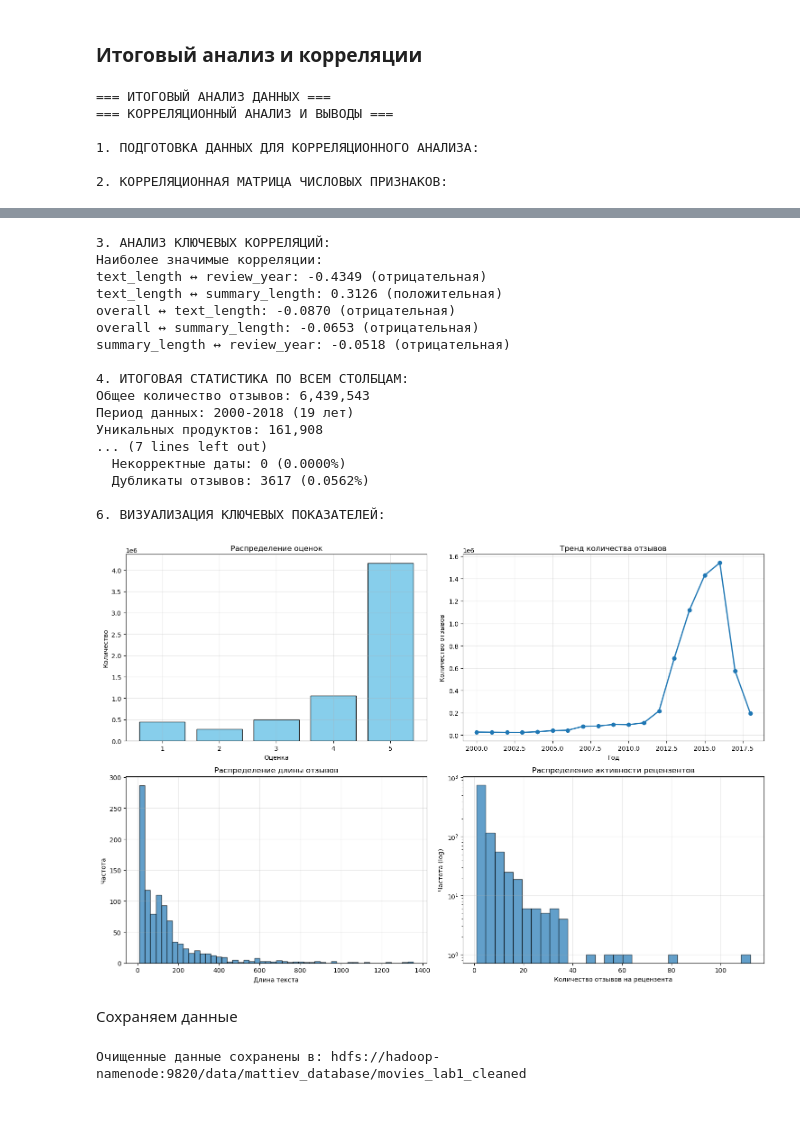
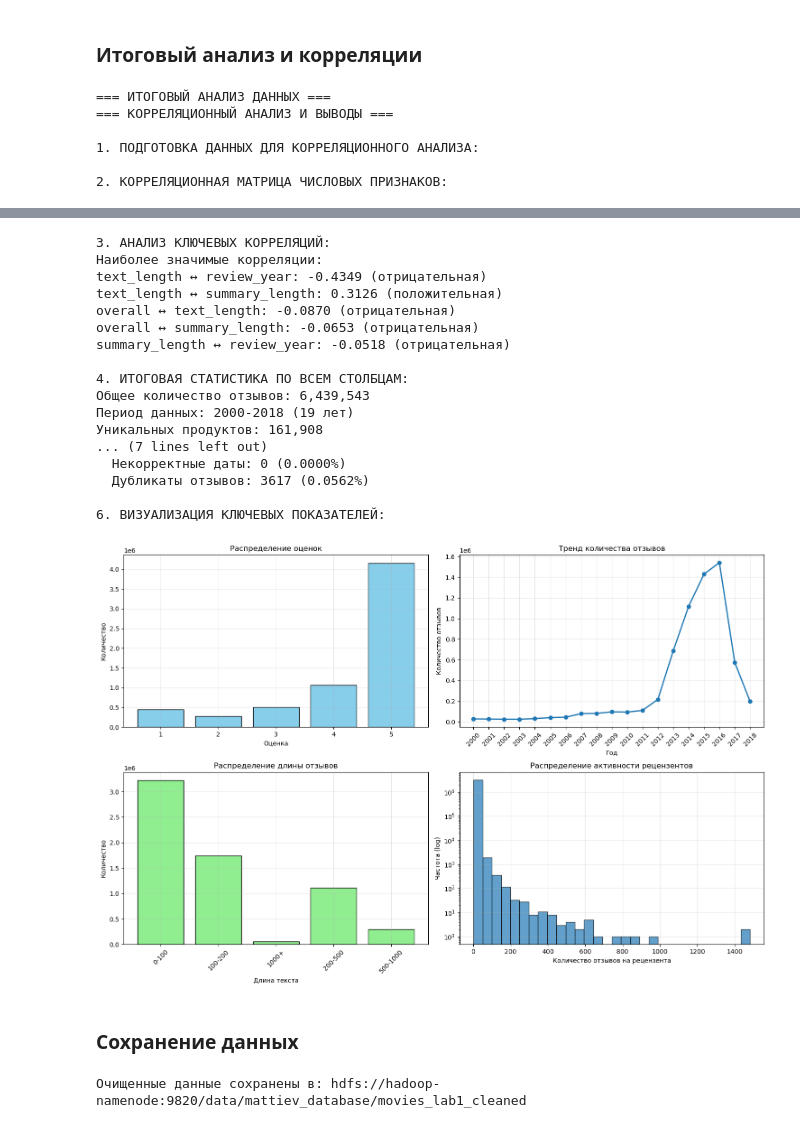
Before and after one commit to lizard222/SOBD_Lab1, a Jupyter notebook: Lab1.2.ipynb, the cells around one changed output, grey strips where cells are left out. Saved outputs shown, nothing was run; the diff lists cells and outputs as text; code cells hidden in the pictures.

```diff
--- a/Lab1.2.ipynb
+++ b/Lab1.2.ipynb
@@ -37,7 +39,7 @@ def create_spark_configuration() -> SparkConf:
     conf.setMaster("local[*]")
     conf.set("spark.sql.adaptive.enabled", "true")
     conf.set("spark.executor.memory", "12g")
-    conf.set("spark.executor.cores", "8")
+    conf.set("spark.executor.cores", "6")
     conf.set("spark.executor.instances", "1")
     conf.set("spark.driver.memory", "7g")
     conf.set("spark.driver.cores", "1")
@@ -1529,7 +1566,7 @@ for col1 in numeric_columns:
         corr_value = df_correlation.select(corr(col1, col2)).collect()[0][0]
         correlation_matrix[col1][col2] = corr_value
 
-# Преобразуем в DataFrame Pandas для визуализации
+# Преобразуем в DataFrame Pandas для визуализации (только для тепловой карты)
 corr_matrix_pd = pd.DataFrame(correlation_matrix)
 
 # Визуализация тепловой карты корреляций
@@ -1561,10 +1598,17 @@ for col1, col2, corr_val in significant_correlations:
 
 # 4. Статистика по всем столбцам
 print("\n4. ИТОГОВАЯ СТАТИСТИКА ПО ВСЕМ СТОЛБЦАМ:")
-print(f"Общее количество отзывов: {df_final.count():,}")
-print(f"Период данных: 2000-2018 ({df_correlation.agg(max('review_year')).collect()[0][0] - 2000 + 1} лет)")
-print(f"Уникальных продуктов: {df_final.select('asin').distinct().count():,}")
-print(f"Уникальных рецензентов: {df_final.select('reviewerID').distinct().count():,}")
+total_reviews = df_final.count()
+print(f"Общее количество отзывов: {total_reviews:,}")
+
+max_year = df_correlation.agg(max("review_year")).collect()[0][0]
+print(f"Период данных: 2000-{max_year} ({max_year - 2000 + 1} лет)")
+
+unique_products = df_final.select("asin").distinct().count()
+print(f"Уникальных продуктов: {unique_products:,}")
+
+unique_reviewers = df_final.select("reviewerID").distinct().count()
+print(f"Уникальных рецензентов: {unique_reviewers:,}")
 
 # 5. Качество данных - итоговая оценка
 print("\n5. ОЦЕНКА КАЧЕСТВА ДАННЫХ:")
@@ -1578,7 +1622,7 @@ quality_metrics = {
 
 print("Проблемы качества данных:")
 for metric, count in quality_metrics.items():
-    percentage = (count / df_final.count()) * 100
+    percentage = (count / total_reviews) * 100
     print(f"  {metric}: {count} ({percentage:.4f}%)")
 
 # 6. Визуализация распределения ключевых показателей
@@ -1586,68 +1630,90 @@ print("\n6. ВИЗУАЛИЗАЦИЯ КЛЮЧЕВЫХ ПОКАЗАТЕЛЕЙ:")
 fig, axes = plt.subplots(2, 2, figsize=(15, 10))
 
 # Распределение оценок
-rating_dist = df_final.groupBy("overall").count().orderBy("overall").toPandas()
-axes[0, 0].bar(rating_dist["overall"], rating_dist["count"], color='skyblue', edgecolor='black')
+rating_dist_collected = df_final.groupBy("overall").agg(sum(lit(1)).alias("count")).orderBy("overall").collect()
+ratings = [float(row['overall']) for row in rating_dist_collected]
+rating_counts = [row['count'] for row in rating_dist_collected]
+
+axes[0, 0].bar(ratings, rating_counts, color='skyblue', edgecolor='black')
 axes[0, 0].set_xlabel("Оценка")
 axes[0, 0].set_ylabel("Количество")
 axes[0, 0].set_title("Распределение оценок")
+axes[0, 0].set_xticks(ratings)
 axes[0, 0].grid(True, alpha=0.3)
 
 # Распределение по годам
-year_dist = df_correlation.groupBy("review_year").count().orderBy("review_year").toPandas()
-axes[0, 1].plot(year_dist["review_year"], year_dist["count"], marker='o', linewidth=2)
+year_dist_collected = df_correlation.groupBy("review_year").agg(sum(lit(1)).alias("count")).orderBy("review_year").collect()
+years = [int(row['review_year']) for row in year_dist_collected]
+year_counts = [row['count'] for row in year_dist_collected]
+
+axes[0, 1].plot(years, year_counts, marker='o', linewidth=2)
 axes[0, 1].set_xlabel("Год")
 axes[0, 1].set_ylabel("Количество отзывов")
 axes[0, 1].set_title("Тренд количества отзывов")
+axes[0, 1].set_xticks(years)
+axes[0, 1].tick_params(axis='x', rotation=45)
 axes[0, 1].grid(True, alpha=0.3)
 
-# Длина текста отзывов
-text_length_sample = df_correlation.select("text_length").sample(0.01).limit(1000).toPandas()
-axes[1, 0].hist(text_length_sample["text_length"], bins=50, edgecolor='black', alpha=0.7)
+# Длина текста отзывов (используем агрегированные данные вместо сэмплирования)
+text_length_stats = df_correlation.select(
+    when(col("text_length") < 100, "0-100")
+    .when(col("text_length").between(100, 200), "100-200")
+    .when(col("text_length").between(200, 500), "200-500")
+    .when(col("text_length").between(500, 1000), "500-1000")
+    .otherwise("1000+").alias("length_category")
+).groupBy("length_category").agg(sum(lit(1)).alias("count")).orderBy("length_category").collect()
+
+length_categories = [row['length_category'] for row in text_length_stats]
+length_counts = [row['count'] for row in text_length_stats]
+
+axes[1, 0].bar(length_categories, length_counts, color='lightgreen', edgecolor='black')
 axes[1, 0].set_xlabel("Длина текста")
-axes[1, 0].set_ylabel("Частота")
+axes[1, 0].set_ylabel("Количество")
 axes[1, 0].set_title("Распределение длины отзывов")
+axes[1, 0].tick_params(axis='x', rotation=45)
 axes[1, 0].grid(True, alpha=0.3)
 
-# Активность рецензентов
-reviewer_activity = df_final.groupBy("reviewerID").count()
-activity_sample = reviewer_activity.select("count").sample(0.1).limit(1000).toPandas()
-axes[1, 1].hist(activity_sample["count"], bins=30, edgecolor='black', alpha=0.7, log=True)
+# Активность рецензентов (используем агрегированные данные)
+reviewer_activity_collected = df_final.groupBy("reviewerID").agg(sum(lit(1)).alias("review_count")).collect()
+activity_counts = [row['review_count'] for row in reviewer_activity_collected]
+
+# Создаем гистограмму активности
+axes[1, 1].hist(activity_counts, bins=30, edgecolor='black', alpha=0.7, log=True)
 axes[1, 1].set_xlabel("Количество отзывов на рецензента")
 axes[1, 1].set_ylabel("Частота (log)")
 axes[1, 1].set_title("Распределение активности рецензентов")
 axes[1, 1].grid(True, alpha=0.3)
 
 plt.tight_layout()
 plt.show()
 # %% [output]
 === ИТОГОВЫЙ АНАЛИЗ ДАННЫХ ===
 === КОРРЕЛЯЦИОННЫЙ АНАЛИЗ И ВЫВОДЫ ===
 
 1. ПОДГОТОВКА ДАННЫХ ДЛЯ КОРРЕЛЯЦИОННОГО АНАЛИЗА:
 
 2. КОРРЕЛЯЦИОННАЯ МАТРИЦА ЧИСЛОВЫХ ПРИЗНАКОВ:
 [figure]
 3. АНАЛИЗ КЛЮЧЕВЫХ КОРРЕЛЯЦИЙ:
 Наиболее значимые корреляции:
 text_length ↔ review_year: -0.4349 (отрицательная)
 text_length ↔ summary_length: 0.3126 (положительная)
 overall ↔ text_length: -0.0870 (отрицательная)
 overall ↔ summary_length: -0.0653 (отрицательная)
 summary_length ↔ review_year: -0.0518 (отрицательная)
 
 4. ИТОГОВАЯ СТАТИСТИКА ПО ВСЕМ СТОЛБЦАМ:
 Общее количество отзывов: 6,439,543
 Период данных: 2000-2018 (19 лет)
 Уникальных продуктов: 161,908
 ... (7 lines left out)
   Некорректные даты: 0 (0.0000%)
   Дубликаты отзывов: 3617 (0.0562%)
 
 6. ВИЗУАЛИЗАЦИЯ КЛЮЧЕВЫХ ПОКАЗАТЕЛЕЙ:
-[figure, old version]
+[figure, new version]
-# %% [markdown]
-Сохраняем данные
+# %% [markdown]
+### Сохранение данных
 # %%
 output_path_cleaned = "hdfs://hadoop-namenode:9820/data/mattiev_database/movies_lab1_cleaned"
 
```
Also changed, not shown: parts of 69 cells of this notebook, 1 other file.
